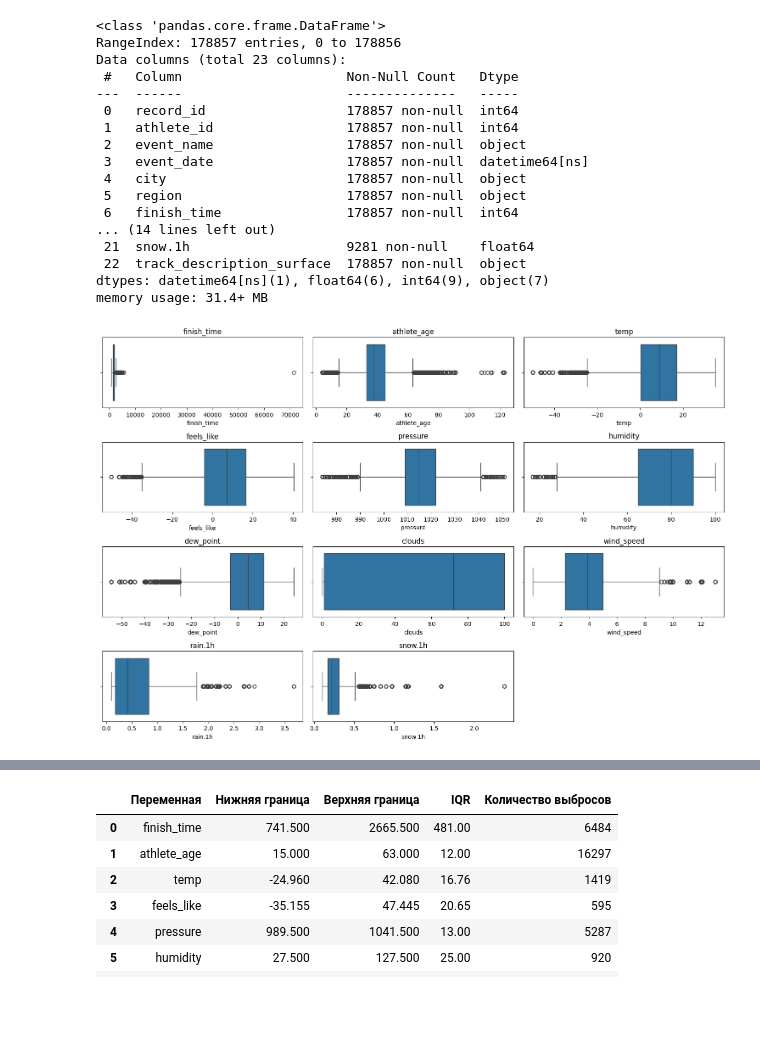
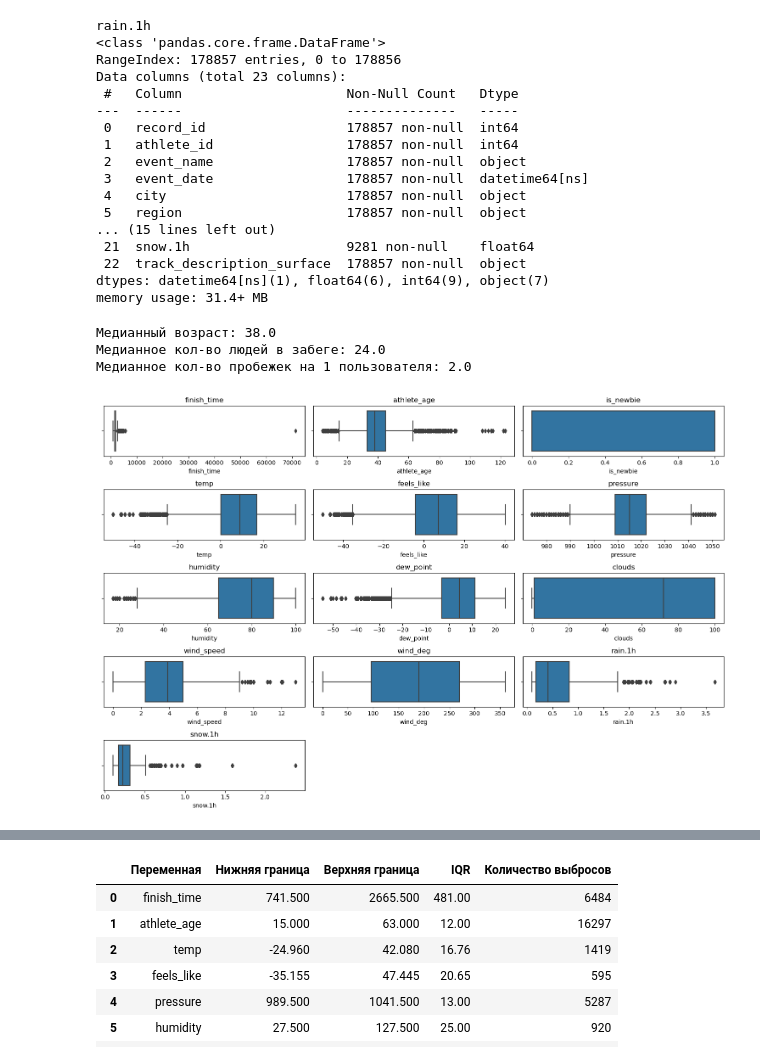
Before and after one commit to Alex12345432141242/abort-404, a Jupyter notebook: 5-verst.ipynb, the cells around one changed output, grey strips where cells are left out. Drawn from its saved outputs; the diff is of its cells as text; code cells hidden in the pictures; blank space fills up the shorter version.

```diff
--- a/5-verst.ipynb
+++ b/5-verst.ipynb
@@ -6,8 +9,10 @@ import numpy as np
 # %%
 df = pd.read_csv('starts.csv')
 df['event_date'] = pd.to_datetime(df['event_date'])
+print(df.columns[20])
 df.info()
 # %% [output]
+rain.1h
 <class 'pandas.core.frame.DataFrame'>
 RangeIndex: 178857 entries, 0 to 178856
 Data columns (total 23 columns):
@@ -19,22 +24,30 @@ Data columns (total 23 columns):
  3   event_date                 178857 non-null  datetime64[ns]
  4   city                       178857 non-null  object
  5   region                     178857 non-null  object
- 6   finish_time                178857 non-null  int64
-... (14 lines left out)
+... (15 lines left out)
  21  snow.1h                    9281 non-null    float64
  22  track_description_surface  178857 non-null  object
 dtypes: datetime64[ns](1), float64(6), int64(9), object(7)
 memory usage: 31.4+ MB
+# %%
+print('Медианный возраст:', df.athlete_age.quantile(0.5))
+print('Медианное кол-во людей в забеге:', df.groupby(['event_name', 'event_date']).agg(cnt_people=('athlete_id', 'nunique')).cnt_people.quantile(0.5))
+print('Медианное кол-во пробежек на 1 пользователя:', df.groupby('athlete_id').agg(run_on_person=('athlete_id', 'count')).run_on_person.quantile(0.5))
+# %% [output]
+Медианный возраст: 38.0
+Медианное кол-во людей в забеге: 24.0
+Медианное кол-во пробежек на 1 пользователя: 2.0
 # %%
-numerical_df = df[['finish_time', 'athlete_age', 'temp', 'feels_like', 'pressure', 'humidity', 'dew_point', 'clouds', 'wind_speed', 'rain.1h', 'snow.1h', ]]
+numerical_df = df.select_dtypes(exclude="object")
+numerical_df = numerical_df.drop(columns=['record_id', 'athlete_id', 'event_date'])
 plt.figure(figsize=(15, 10))
 for i, column in enumerate(numerical_df.columns):
     plt.subplot(len(numerical_df.columns) // 3 + 1, 3, i + 1)
     sns.boxplot(x=numerical_df[column])
     plt.title(column)
 
 plt.tight_layout()
 plt.show()
 # %% [output]
-[figure, old version]
+[figure, new version]
 # %%
```
Also changed, not shown: parts of 14 cells of this notebook.
